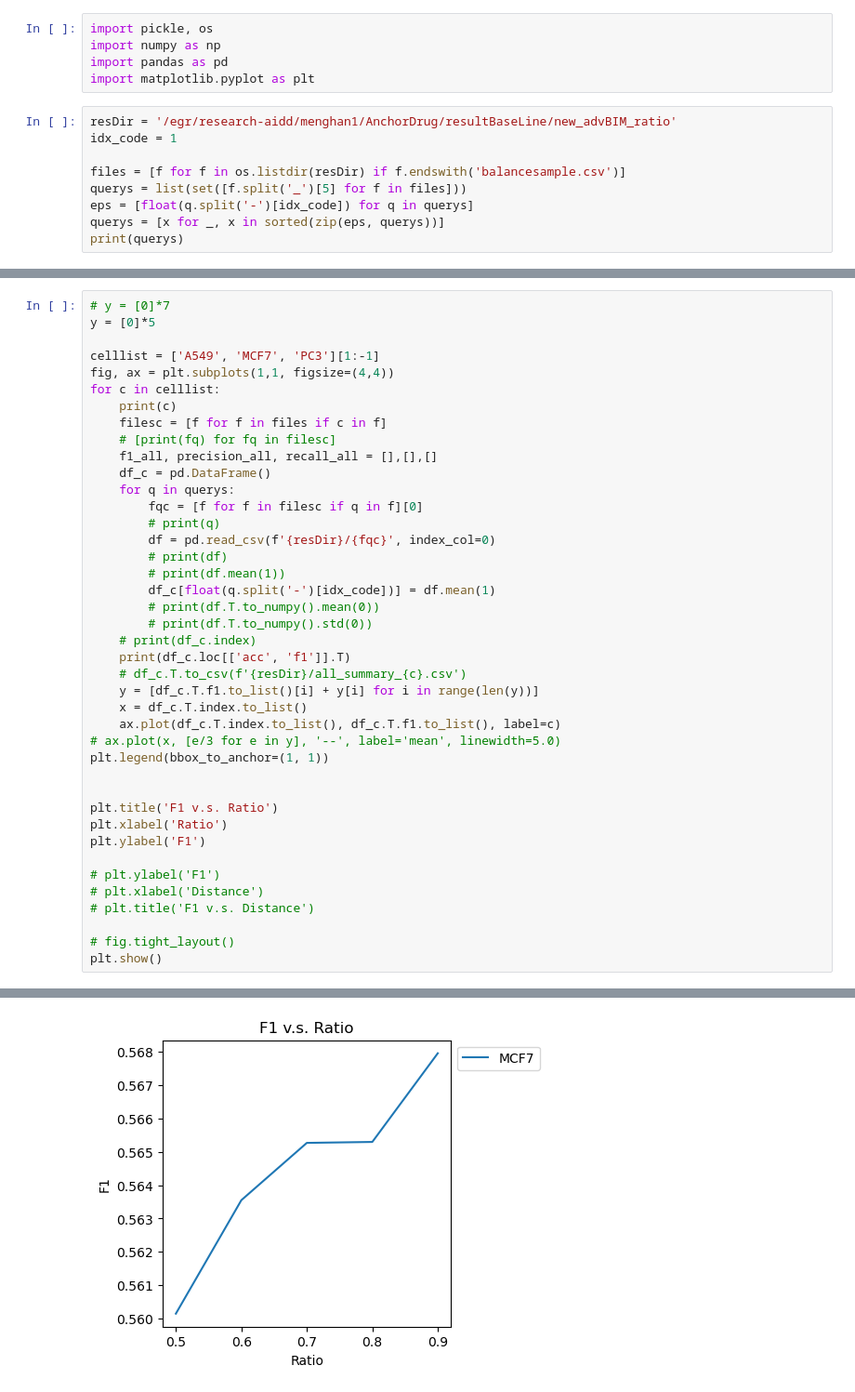
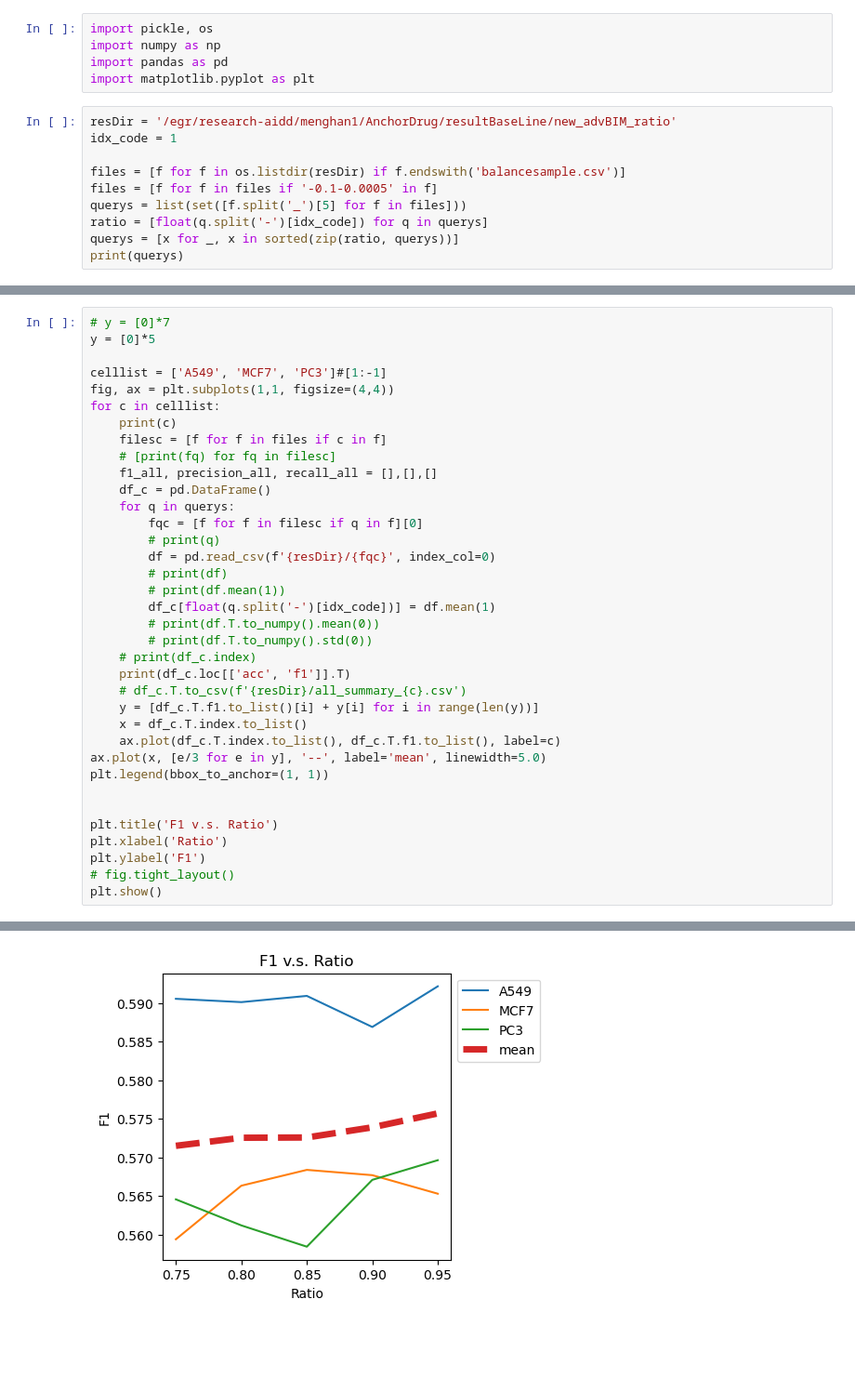
Before and after one commit to dearhannah/AnchorDrug_official, a Jupyter notebook: DataAnalysis/advBIM_baseline_compare.ipynb, the cells around one changed output, grey strips where cells are left out. Shown at 93% size. Cells and saved outputs as stored; diff of their text form; blank space fills up the shorter version.

```diff
--- a/DataAnalysis/advBIM_baseline_compare.ipynb
+++ b/DataAnalysis/advBIM_baseline_compare.ipynb
@@ -8,8 +8,9 @@ resDir = '/egr/research-aidd/menghan1/AnchorDrug/resultBaseLine/new_advBIM_ratio
 idx_code = 1
 
 files = [f for f in os.listdir(resDir) if f.endswith('balancesample.csv')]
+files = [f for f in files if '-0.1-0.0005' in f]
 querys = list(set([f.split('_')[5] for f in files]))
-eps = [float(q.split('-')[idx_code]) for q in querys]
-querys = [x for _, x in sorted(zip(eps, querys))]
+ratio = [float(q.split('-')[idx_code]) for q in querys]
+querys = [x for _, x in sorted(zip(ratio, querys))]
 print(querys)
 # %% [output]
@@ -18,7 +19,7 @@ print(querys)
 # y = [0]*7
 y = [0]*5
 
-celllist = ['A549', 'MCF7', 'PC3'][1:-1]
+celllist = ['A549', 'MCF7', 'PC3']#[1:-1]
 fig, ax = plt.subplots(1,1, figsize=(4,4))
 for c in celllist:
     print(c)
@@ -41,18 +42,13 @@ for c in celllist:
     y = [df_c.T.f1.to_list()[i] + y[i] for i in range(len(y))]
     x = df_c.T.index.to_list()
     ax.plot(df_c.T.index.to_list(), df_c.T.f1.to_list(), label=c)
-# ax.plot(x, [e/3 for e in y], '--', label='mean', linewidth=5.0)
+ax.plot(x, [e/3 for e in y], '--', label='mean', linewidth=5.0)
 plt.legend(bbox_to_anchor=(1, 1))
 
 
 plt.title('F1 v.s. Ratio')
 plt.xlabel('Ratio')
 plt.ylabel('F1')
-
-# plt.ylabel('F1')
-# plt.xlabel('Distance')
-# plt.title('F1 v.s. Distance')
-
 # fig.tight_layout()
 plt.show()
 # %% [output]
@@ -66 +72 @@ MCF7
-[figure, old version]
+[figure, new version]
```
Also changed, not shown: parts of 4 cells of this notebook, 6 other files.
